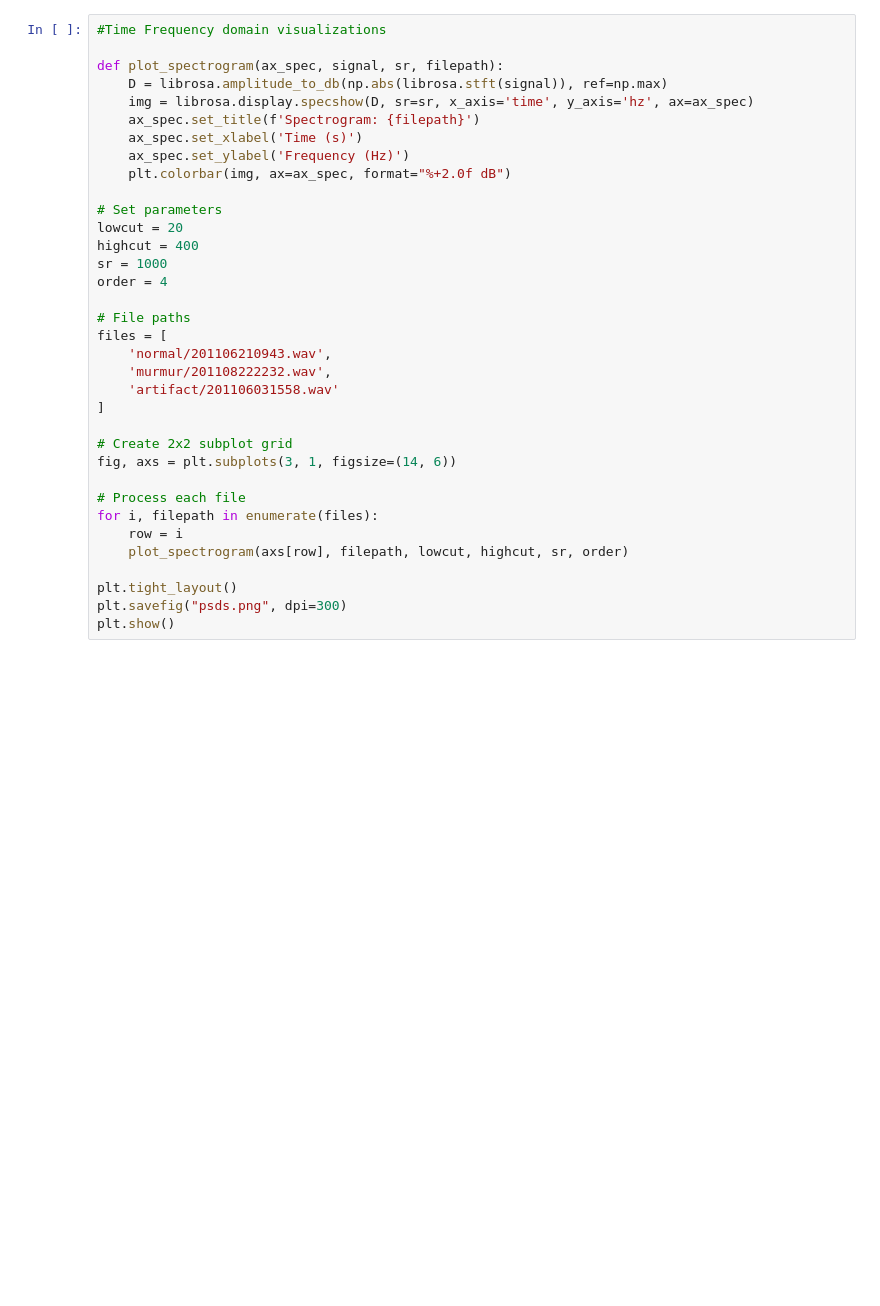
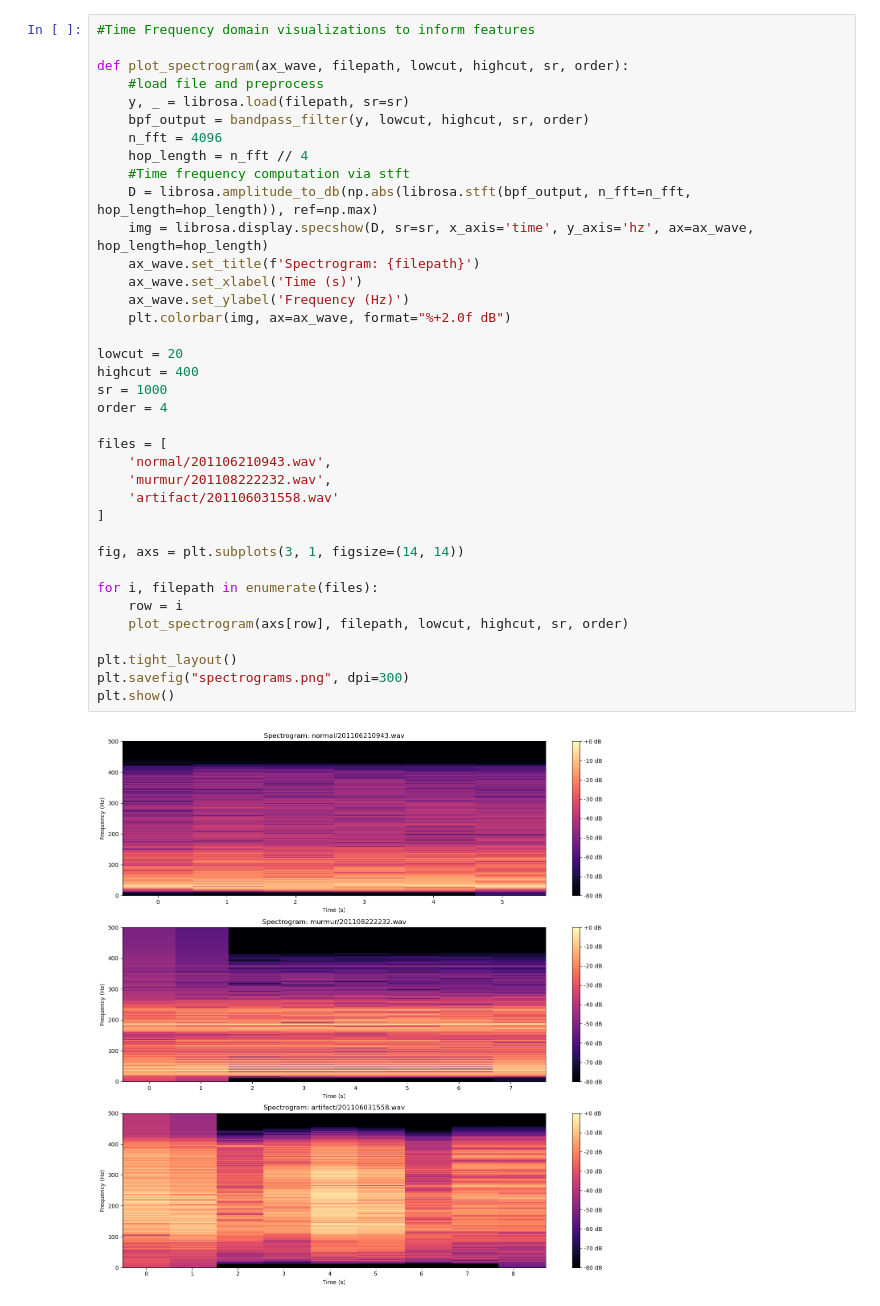
Before and after one commit to dl5415/Heart-sound-classifier, a Jupyter notebook: Healthy_vs_murmur.ipynb, the cells around one changed output. Drawn from its saved outputs; the diff is of its cells as text; blank space fills up the shorter version.

```diff
--- a/Healthy_vs_murmur.ipynb
+++ b/Healthy_vs_murmur.ipynb
@@ -904,35 +866,39 @@ plt.show()
 # %%
-#Time Frequency domain visualizations
+#Time Frequency domain visualizations to inform features
 
-def plot_spectrogram(ax_spec, signal, sr, filepath):
-    D = librosa.amplitude_to_db(np.abs(librosa.stft(signal)), ref=np.max)
-    img = librosa.display.specshow(D, sr=sr, x_axis='time', y_axis='hz', ax=ax_spec)
-    ax_spec.set_title(f'Spectrogram: {filepath}')
-    ax_spec.set_xlabel('Time (s)')
-    ax_spec.set_ylabel('Frequency (Hz)')
-    plt.colorbar(img, ax=ax_spec, format="%+2.0f dB")
+def plot_spectrogram(ax_wave, filepath, lowcut, highcut, sr, order):
+    #load file and preprocess
+    y, _ = librosa.load(filepath, sr=sr)
+    bpf_output = bandpass_filter(y, lowcut, highcut, sr, order)
+    n_fft = 4096
+    hop_length = n_fft // 4
+    #Time frequency computation via stft
+    D = librosa.amplitude_to_db(np.abs(librosa.stft(bpf_output, n_fft=n_fft, hop_length=hop_length)), ref=np.max)
+    img = librosa.display.specshow(D, sr=sr, x_axis='time', y_axis='hz', ax=ax_wave, hop_length=hop_length)
+    ax_wave.set_title(f'Spectrogram: {filepath}')
+    ax_wave.set_xlabel('Time (s)')
+    ax_wave.set_ylabel('Frequency (Hz)')
+    plt.colorbar(img, ax=ax_wave, format="%+2.0f dB")
 
-# Set parameters
 lowcut = 20
 highcut = 400
 sr = 1000
 order = 4
 
-# File paths
 files = [
     'normal/201106210943.wav',
     'murmur/201108222232.wav',
     'artifact/201106031558.wav'
 ]
 
-# Create 2x2 subplot grid
-fig, axs = plt.subplots(3, 1, figsize=(14, 6))
+fig, axs = plt.subplots(3, 1, figsize=(14, 14))
 
-# Process each file
 for i, filepath in enumerate(files):
     row = i
     plot_spectrogram(axs[row], filepath, lowcut, highcut, sr, order)
 
 plt.tight_layout()
-plt.savefig("psds.png", dpi=300)
+plt.savefig("spectrograms.png", dpi=300)
 plt.show()
+# %% [output]
+[figure, added]
```
Also changed, not shown: parts of 27 cells of this notebook.
